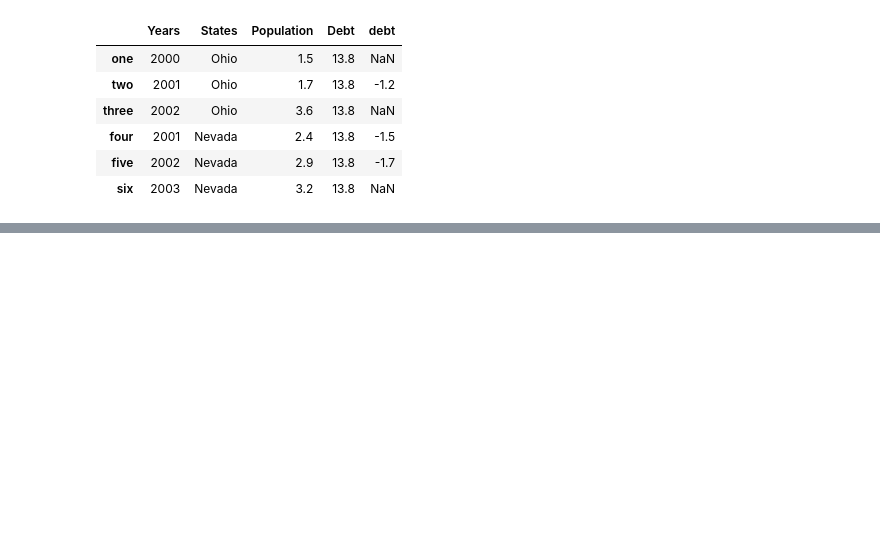
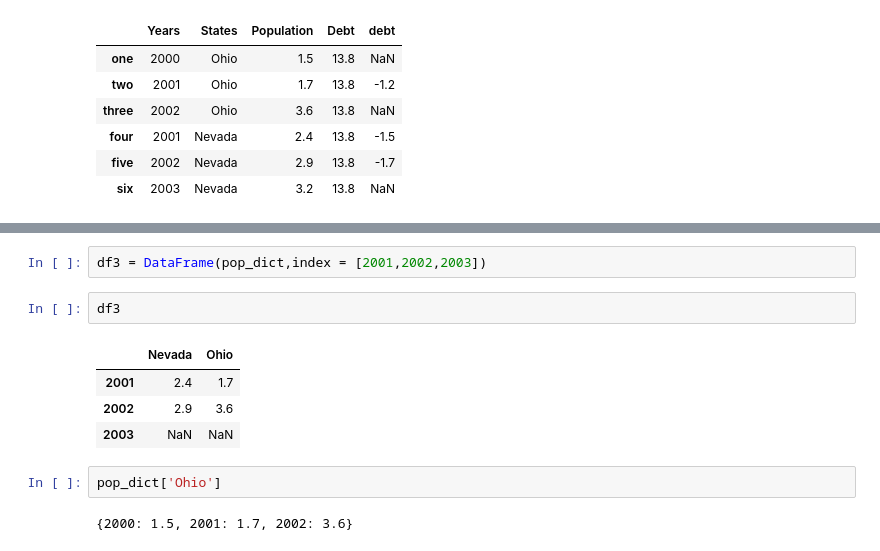
Before and after one commit to AndrewPodhorecki/CIS310, a Jupyter notebook: wk12/python_pandas_series.ipynb, the cells around one changed output, grey strips where cells are left out. Saved outputs shown, nothing was run; the diff lists cells and outputs as text; blank space fills up the shorter version.

```diff
--- a/wk12/python_pandas_series.ipynb
+++ b/wk12/python_pandas_series.ipynb
@@ -395 +390,14 @@ DataFrame(df2,index = [2001,2002,2003])
+# %%
+df3 = DataFrame(pop_dict,index = [2001,2002,2003])
+# %%
+df3
+# %% [output]
+|  | Nevada | Ohio |
+| 2001 | 2.4 | 1.7 |
+| 2002 | 2.9 | 3.6 |
+| 2003 | NaN | NaN |
+# %%
+pop_dict['Ohio']
+# %% [output]
+{2000: 1.5, 2001: 1.7, 2002: 3.6}
 # %%
```
Also changed, not shown: parts of 10 cells of this notebook, 1 other file.
